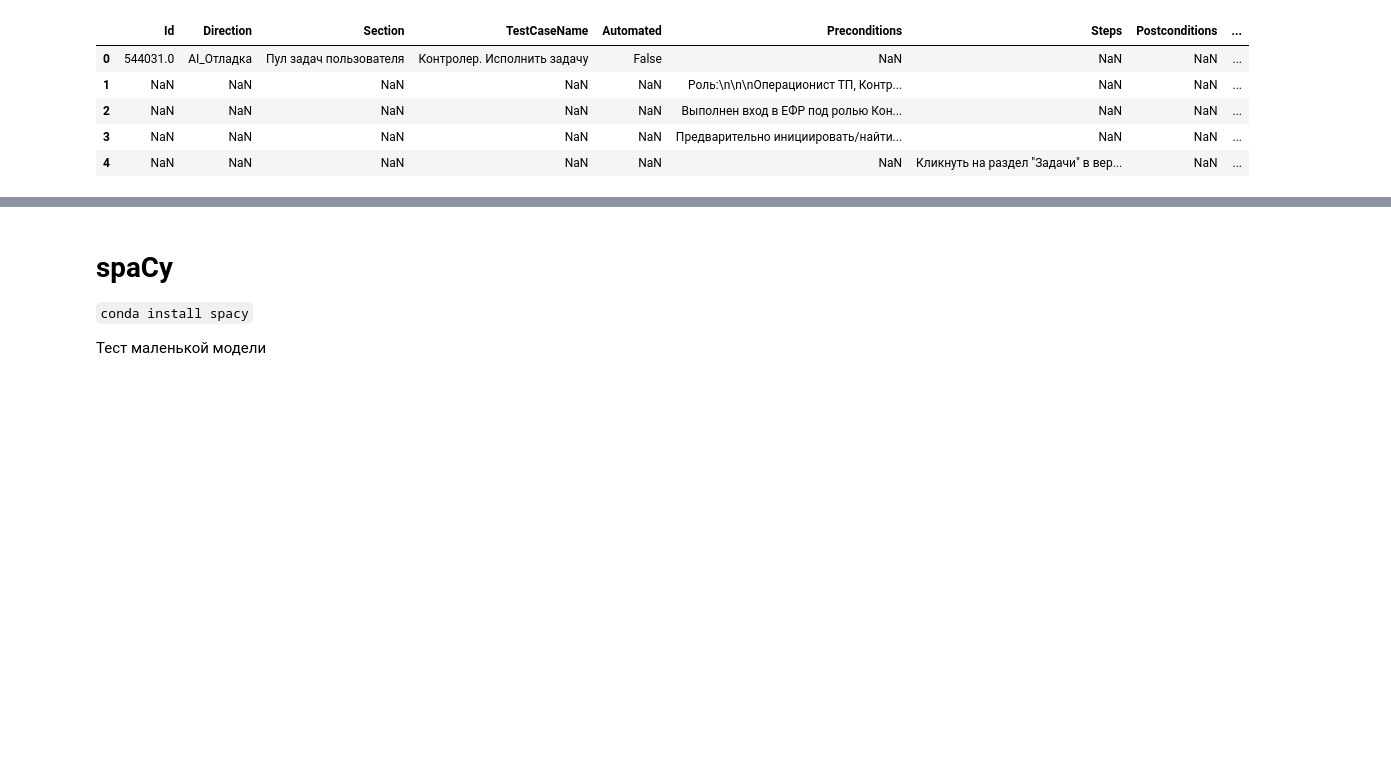
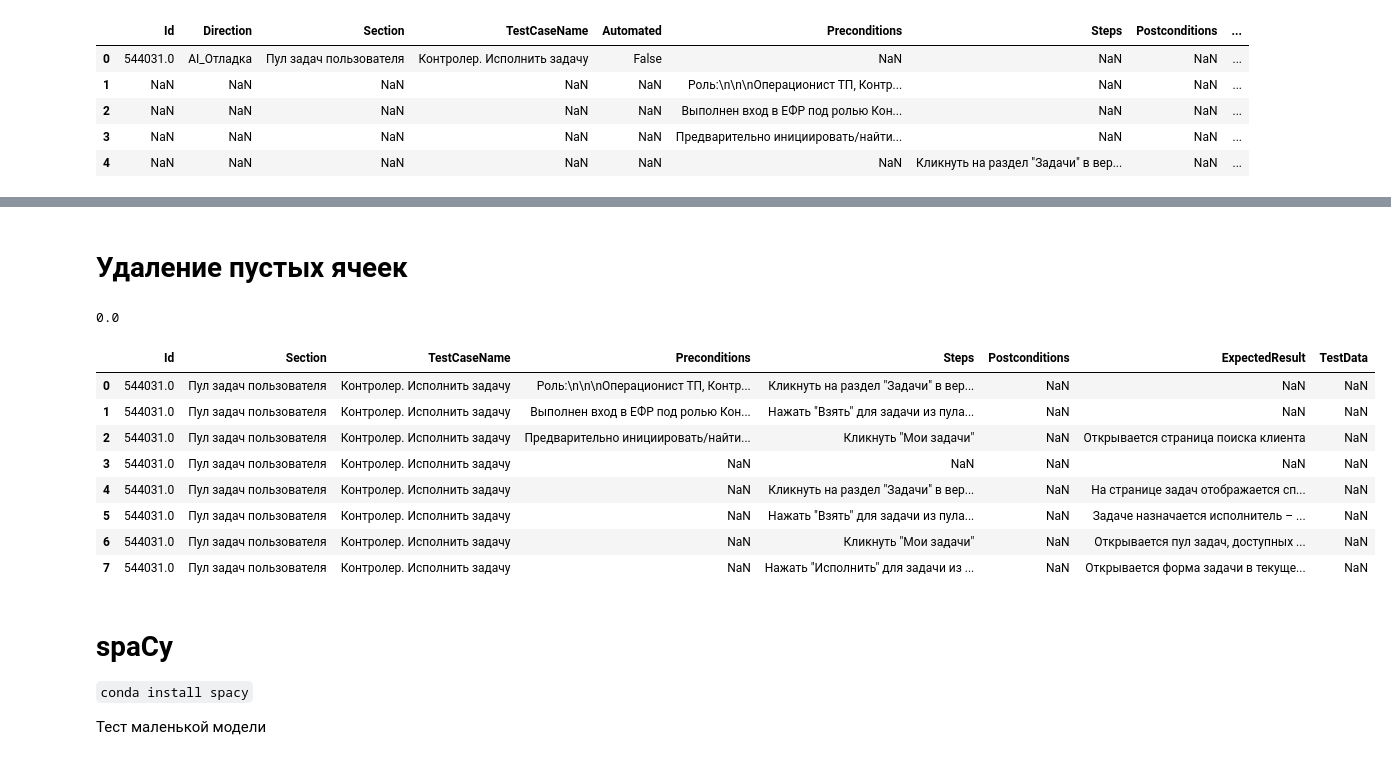
Before and after one commit to paulrainy/EmbeddingTest, a Jupyter notebook: spacy_test.ipynb, the cells around one changed output, grey strips where cells are left out. Cells and saved outputs as stored; diff of their text form; code cells hidden in the pictures; blank space fills up the shorter version.

```diff
--- a/spacy_test.ipynb
+++ b/spacy_test.ipynb
@@ -63,3 +120,50 @@ See the caveats in the documentation: https://pandas.pydata.org/pandas-docs/stab
+# %% [markdown]
+# Удаление пустых ячеек
+# %%
+start_timer = time.time()
+
+def remove_empty_cells(array):
+    # обрабатываем Preconditions (удаляем первую ячейку)
+    for dframe in array:
+        if pd.isna(dframe.at[dframe.index[0], 'Preconditions']):
+            for i in range(len(dframe['Preconditions'])):
+                if i == len(dframe.index) - 1:
+                    break
+                else:
+                    dframe.at[dframe.index[i], 'Preconditions'] = dframe.at[dframe.index[i + 1], 'Preconditions']
+
+        if pd.isna(dframe.at[dframe.index[0], 'Steps']):
+            counter = 0
+            for i in range(len(dframe['Steps'])):
+                if pd.isna(dframe.at[dframe.index[i], 'Steps']):
+                    counter += 1
+                else:
+                    break
+
+            for i in range(len(dframe['Steps'])):
+                if i + counter == len(dframe.index) - 1:
+                    break
+                else:
+                    dframe.at[dframe.index[i], 'Steps'] = dframe.at[dframe.index[i + counter], 'Steps']
+
+
+    return array
+
+edited_output_array = remove_empty_cells(output_array)
+end_timer = time.time()
+print(end_timer - start_timer)
+edited_output_array[0]
+# %% [output]
+0.0
+|  | Id | Section | TestCaseName | Preconditions | Steps | Postconditions | ExpectedResult | TestData |
+| 0 | 544031.0 | Пул задач пользователя | Контролер. Исполнить задачу | Роль:\n\n\nОперационист ТП, Контр... | Кликнуть на раздел "Задачи" в вер... | NaN | NaN | NaN |
+| 1 | 544031.0 | Пул задач пользователя | Контролер. Исполнить задачу | Выполнен вход в ЕФР под ролью Кон... | Нажать "Взять" для задачи из пула... | NaN | NaN | NaN |
+| 2 | 544031.0 | Пул задач пользователя | Контролер. Исполнить задачу | Предварительно инициировать/найти... | Кликнуть "Мои задачи" | NaN | Открывается страница поиска клиента | NaN |
+| 3 | 544031.0 | Пул задач пользователя | Контролер. Исполнить задачу | NaN | NaN | NaN | NaN | NaN |
+| 4 | 544031.0 | Пул задач пользователя | Контролер. Исполнить задачу | NaN | Кликнуть на раздел "Задачи" в вер... | NaN | На странице задач отображается сп... | NaN |
+| 5 | 544031.0 | Пул задач пользователя | Контролер. Исполнить задачу | NaN | Нажать "Взять" для задачи из пула... | NaN | Задаче назначается исполнитель – ... | NaN |
+| 6 | 544031.0 | Пул задач пользователя | Контролер. Исполнить задачу | NaN | Кликнуть "Мои задачи" | NaN | Открывается пул задач, доступных ... | NaN |
+| 7 | 544031.0 | Пул задач пользователя | Контролер. Исполнить задачу | NaN | Нажать "Исполнить" для задачи из ... | NaN | Открывается форма задачи в текуще... | NaN |
 # %% [markdown]
 # spaCy
 
```
Also changed, not shown: parts of 9 cells of this notebook, 2 other files.
